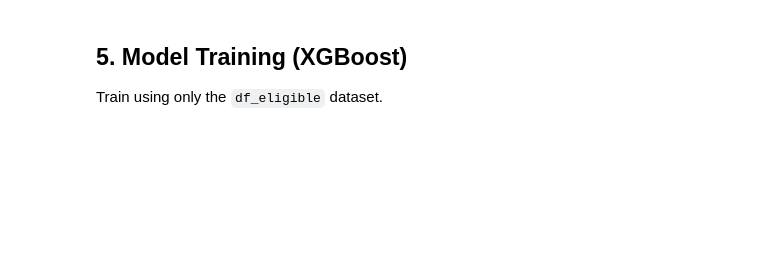
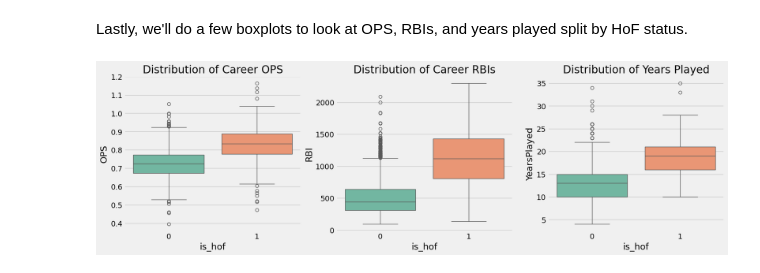
Before and after one commit to bpdaum/portfolio, a Jupyter notebook: assets/code/baseball_hof_prediction.ipynb, the cells around one changed output. Drawn from its saved outputs; the diff is of its cells as text; code cells hidden in the pictures; blank space fills up the shorter version.

```diff
--- a/assets/code/baseball_hof_prediction.ipynb
+++ b/assets/code/baseball_hof_prediction.ipynb
@@ -38,6 +62,6 @@ Load the CSVs into Pandas DataFrames. We assume the notebook is running in `asse
 # %%
-# Define paths (Update this to './' if running in Colab with direct upload)
-DATA_DIR = '../../data/baseball/'
+# Define paths (Adjust if your notebook is running from a different directory)
+DATA_DIR = 'baseball/'
 
 try:
     df_batting = pd.read_csv(os.path.join(DATA_DIR, 'Batting.csv'))
@@ -169,17 +215,36 @@ plt.show()
+# %% [markdown]
+Lastly, we'll do a few boxplots to look at OPS, RBIs, and years played split by HoF status.
 # %%
 # 3. Box Plots: Statistical Distribution
 fig, axes = plt.subplots(1, 3, figsize=(18, 5))
 
-sns.boxplot(x='is_hof', y='OPS', data=df_eligible, ax=axes[0], palette='Set2')
+sns.boxplot(x='is_hof',
+            y='OPS',
+            data=df_eligible,
+            ax=axes[0],
+            hue='is_hof',
+            legend=False,
+            palette='Set2')
 axes[0].set_title('Distribution of Career OPS')
 
-sns.boxplot(x='is_hof', y='YearsPlayed', data=df_eligible, ax=axes[1], palette='Set2')
-axes[1].set_title('Distribution of Years Played')
+sns.boxplot(x='is_hof',
+            y='RBI',
+            data=df_eligible,
+            ax=axes[1],
+            hue='is_hof',
+            legend=False,
+            palette='Set2')
+axes[1].set_title('Distribution of Career RBIs')
 
-sns.boxplot(x='is_hof', y='Decade', data=df_eligible, ax=axes[2], palette='Set2')
-axes[2].set_title('Distribution of Decade Played')
+sns.boxplot(x='is_hof',
+            y='YearsPlayed',
+            data=df_eligible,
+            ax=axes[2],
+            hue='is_hof',
+            legend=False,
+            palette='Set2')
+axes[2].set_title('Distribution of Years Played')
 
 plt.show()
+# %% [output]
+[figure, added]
-# %% [markdown]
-## 5. Model Training (XGBoost)
-Train using only the `df_eligible` dataset.
```
Also changed, not shown: parts of 34 cells of this notebook, 5 other files.
